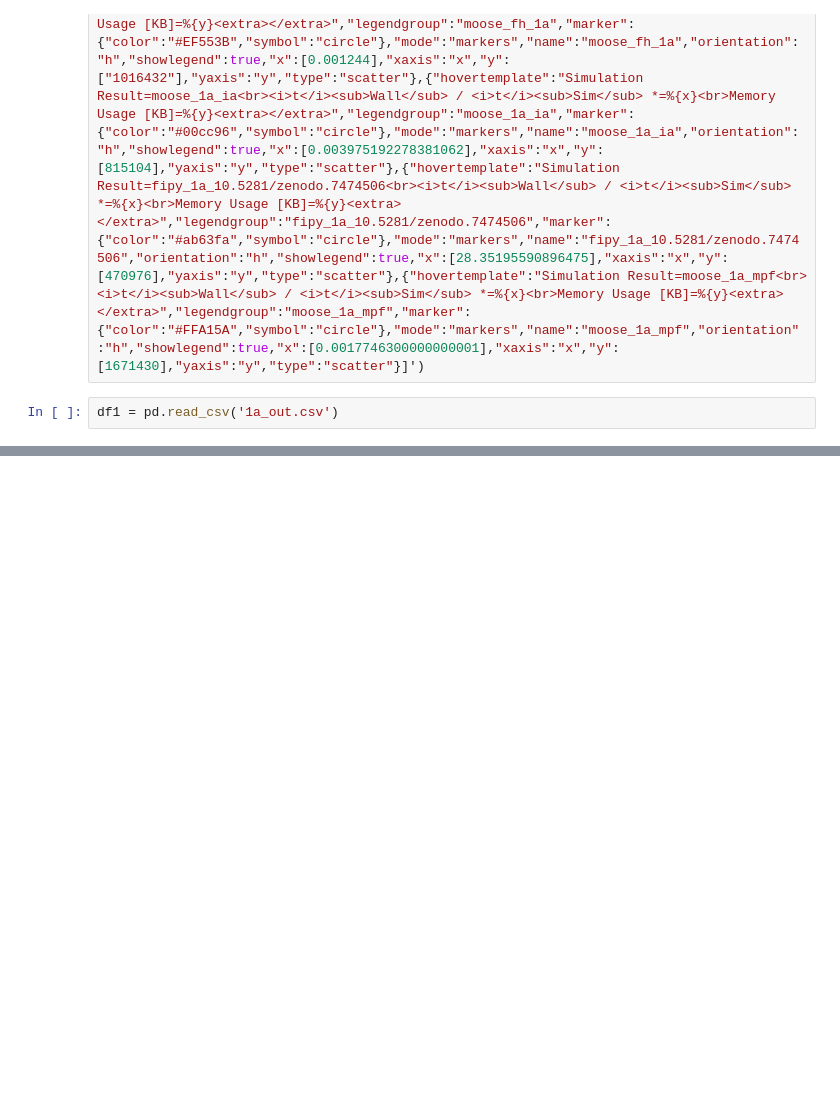
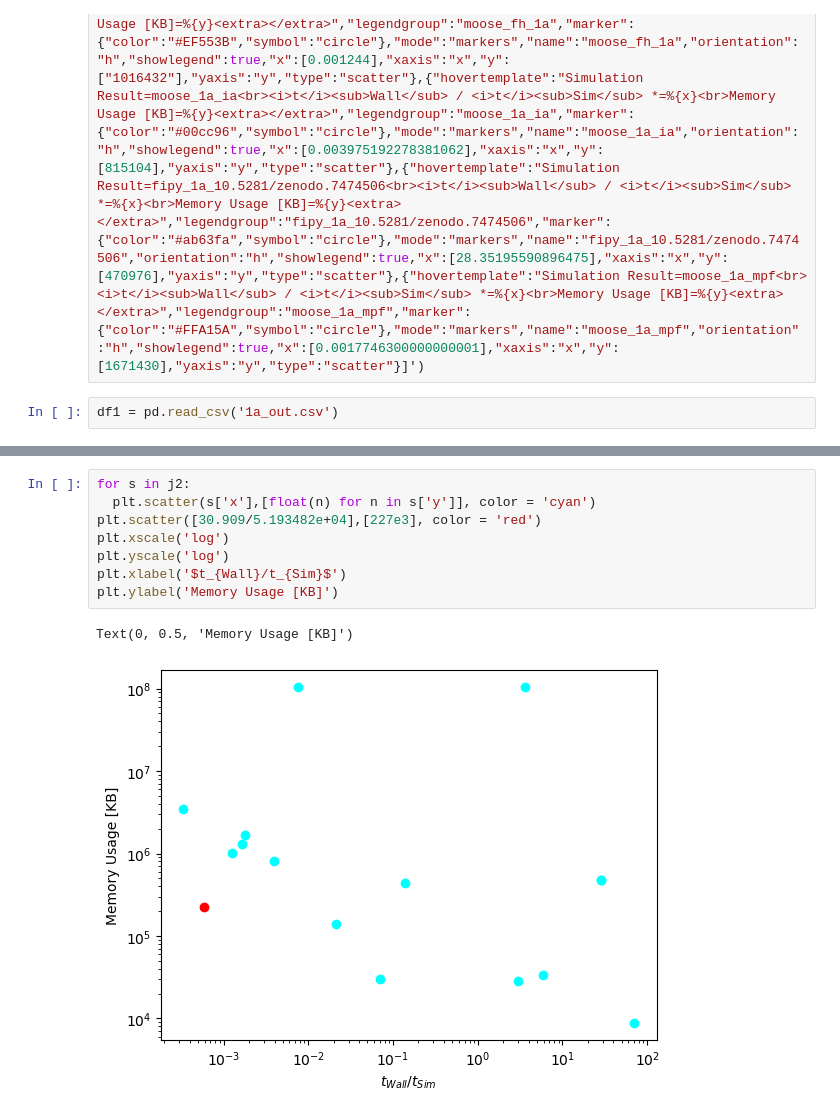
Before and after one commit to idaholab/swift, a Jupyter notebook: benchmarks/01_spinodal_decomposition/notebook.ipynb, the cells around one changed output, grey strips where cells are left out. Saved outputs shown, nothing was run; the diff lists cells and outputs as text; blank space fills up the shorter version.

```diff
--- a/benchmarks/01_spinodal_decomposition/notebook.ipynb
+++ b/benchmarks/01_spinodal_decomposition/notebook.ipynb
@@ -23,0 +24,11 @@ Text(0, 0.5, 'Simulated Free Energy [a.u.]')
+# %%
+for s in j2:
+  plt.scatter(s['x'],[float(n) for n in s['y']], color = 'cyan')
+plt.scatter([30.909/5.193482e+04],[227e3], color = 'red')
+plt.xscale('log')
+plt.yscale('log')
+plt.xlabel('$t_{Wall}/t_{Sim}$')
+plt.ylabel('Memory Usage [KB]')
+# %% [output]
+Text(0, 0.5, 'Memory Usage [KB]')
+[figure, added]
```
Also changed, not shown: parts of 3 cells of this notebook, 3 other files.
